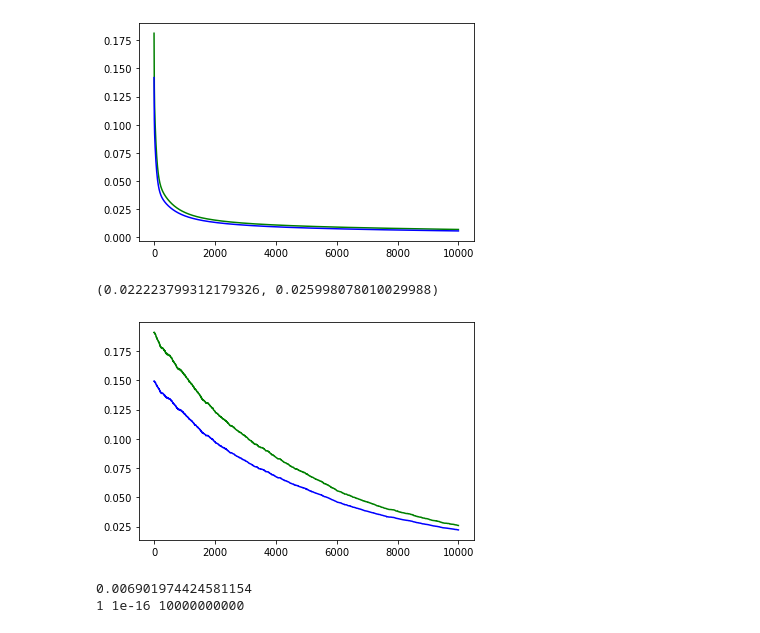
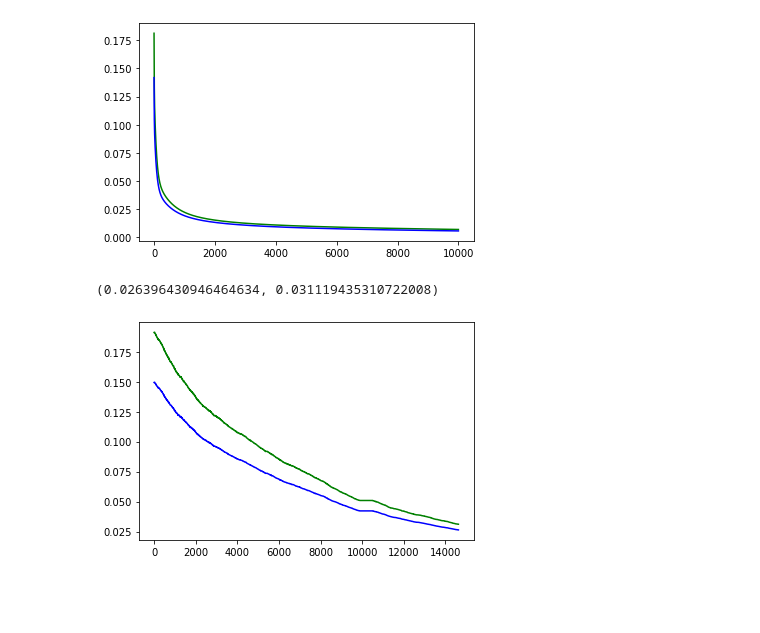
Before and after one commit to Motyaspr/ML, a Jupyter notebook: Labs/Linear/linear.ipynb, the cells around one changed output. Drawn from its saved outputs; the diff is of its cells as text; code cells hidden in the pictures; blank space fills up the shorter version.

```diff
--- a/Labs/Linear/linear.ipynb
+++ b/Labs/Linear/linear.ipynb
@@ -78,35 +78,37 @@ print(gradient(Xtrain, Ytrain, Xtest, Ytest, np.zeros(Xtrain.shape[1]), tau = 10
 # %%
 def genetic(X_train, y_train, X_test, y_test, k=10**(-3), iterations = 10000, f2=1):
     m = X_test.shape[1]
     W = np.zeros(m)
     iters = []
     train_results = []
     test_results = []
     times = []
     mytime = time.time()
     ans = NRMSE(X_train, y_train, W)
+    cnt = 0
     for i in range(iterations):
         curW = W
         devW = np.array([random.uniform(-k, k) for i in range(m)])
         newW = curW + devW
         score = NRMSE(X_train, y_train, newW)
         while score < ans:
+            cnt += 1
             ans = score
             W = newW
             newW += devW
-        iters.append(i)
+        iters.append(i + cnt)
         train_results.append(NRMSE(X_train, y_train, W))
         test_results.append(NRMSE(X_test, y_test, W))
         times.append(time.time() - mytime)
     if (f2):
         plt.plot(iters, test_results, color = 'green')
         plt.plot(iters, train_results, color = 'blue')
         return NRMSE(X_train, y_train, W), NRMSE(X_test, y_test, W)
     return iters, train_results, test_results, times
 genetic(Xtrain, Ytrain, Xtest, Ytest)
 # %% [output]
-(0.022223799312179326, 0.025998078010029988)
+(0.026396430946464634, 0.031119435310722008)
-[figure, old version]
+[figure, new version]
 # %%
 def doAll(X_train, y_train, X_test, y_test):
     W = list()
@@ -143,10 +145,7 @@ def doAll(X_train, y_train, X_test, y_test):
 # %%
 ans = doAll(Xtrain, Ytrain, Xtest, Ytest)
 print(ans[0], ans[1], ans[3])
-parameters = gradient(Xtrain, Ytrain, Xtest, Ytest, ans[2], iterations = 10000, k = ans[1], tau = ans[3], f = ans[0], f2 = 0, is_print = 0)
+parameters = gradient(Xtrain, Ytrain, Xtest, Ytest, ans[2], iterations = 10000, k = ans[1], tau = 0, f = ans[0], f2 = 0, is_print = 0)
-# %% [output]
-0.006901974424581154
-1 1e-16 10000000000
 # %%
 def draw(X_train, y_train, X_test, y_test, params, f):
     gen_params = genetic(X_train, y_train, X_test, y_test, f2 = 0)
```
Also changed, not shown: parts of 8 cells of this notebook, 9 other files.
